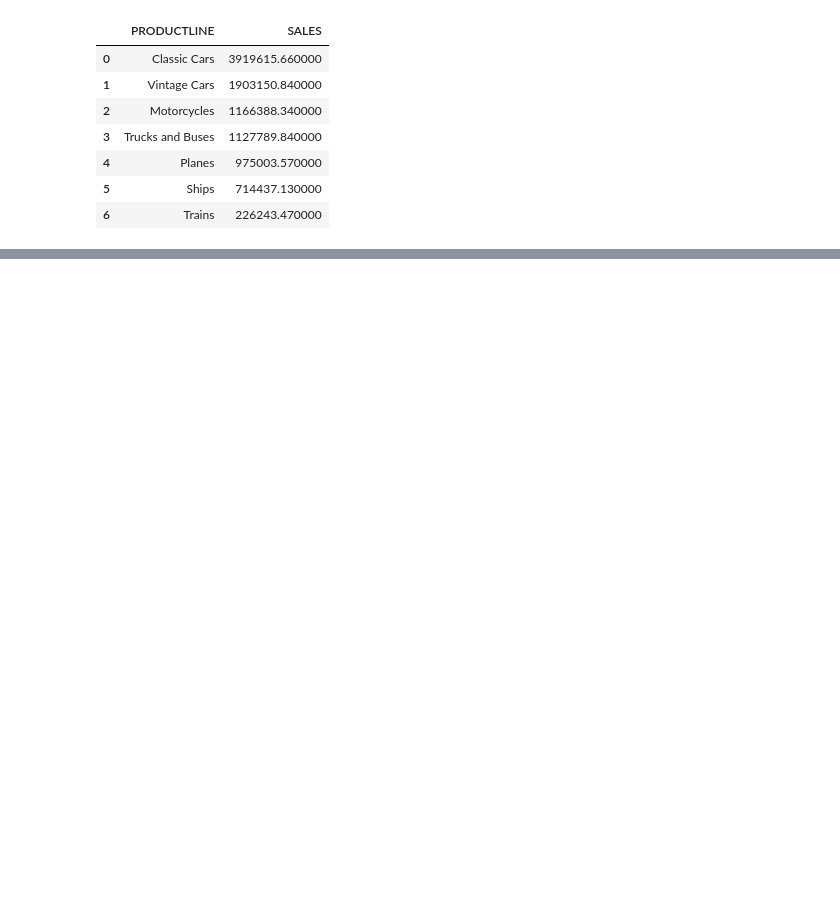
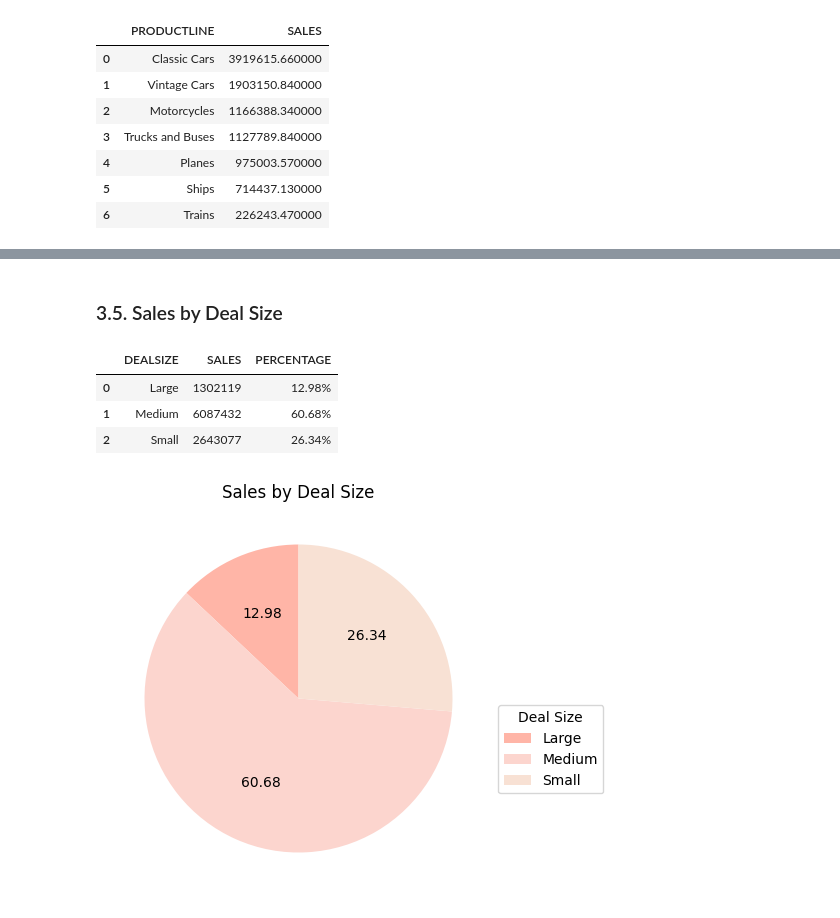
Before and after one commit to nh-adorie/learning_python, a Jupyter notebook: data/vehicles.ipynb, the cells around one changed output, grey strips where cells are left out. Cells and saved outputs as stored; diff of their text form; code cells hidden in the pictures; blank space fills up the shorter version.

```diff
--- a/data/vehicles.ipynb
+++ b/data/vehicles.ipynb
@@ -287 +276,37 @@ for country in lines_countries['COUNTRY'].unique():
 ... (7 outputs left out)
+# %% [markdown]
+### 3.5. Sales by Deal Size
+# %%
+sales_by_dealsize = pd.DataFrame(raw.groupby(['DEALSIZE'])['SALES'].sum().reset_index())
+# %%
+sales_by_dealsize['PERCENTAGE'] = sales_by_dealsize['SALES'] / sales_by_dealsize['SALES'].sum()
+# %%
+sales_by_dealsize.style \
+    .format({
+        'PERCENTAGE': '{:.2%}',
+        'SALES': '{:.0f}'
+    }) \
+    .background_gradient(cmap="Blues", subset=['PERCENTAGE'])
+# %% [output]
+|  | DEALSIZE | SALES | PERCENTAGE |
+| 0 | Large | 1302119 | 12.98% |
+| 1 | Medium | 6087432 | 60.68% |
+| 2 | Small | 2643077 | 26.34% |
+# %%
+plt.figure(figsize = (5,5))
+plt.pie(
+    sales_by_dealsize['SALES'],
+    colors = pastel_colors,
+    autopct = '%.2f',
+    startangle = 90
+    )
+
+plt.legend(
+    sales_by_dealsize['DEALSIZE'],
+    title = "Deal Size",
+    bbox_to_anchor = (1,0.5)
+)
+plt.title("Sales by Deal Size")
+plt.show()
+# %% [output]
+[figure, added]
```
Also changed, not shown: parts of 6 cells of this notebook.
